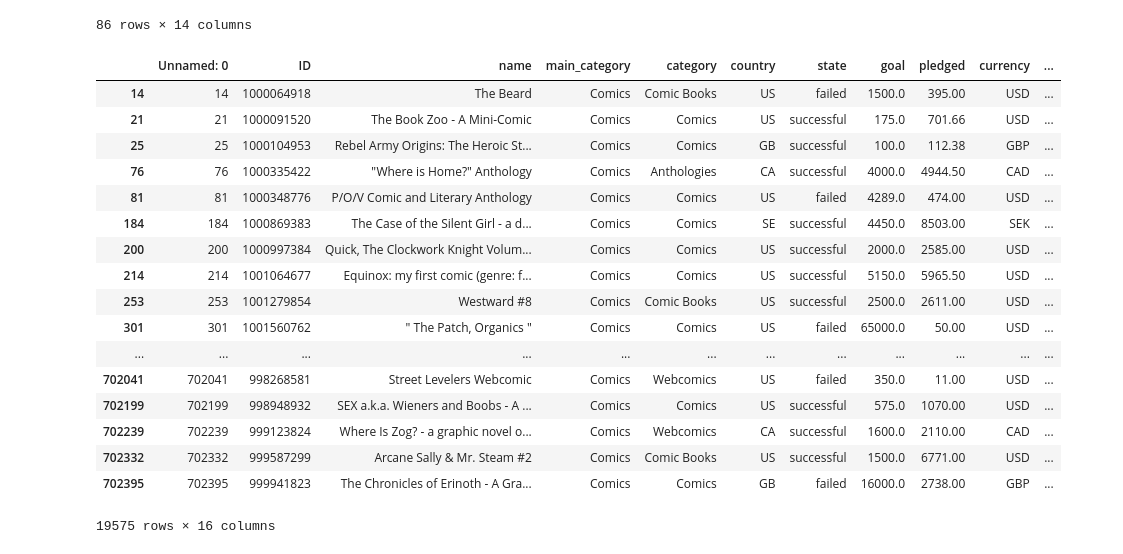
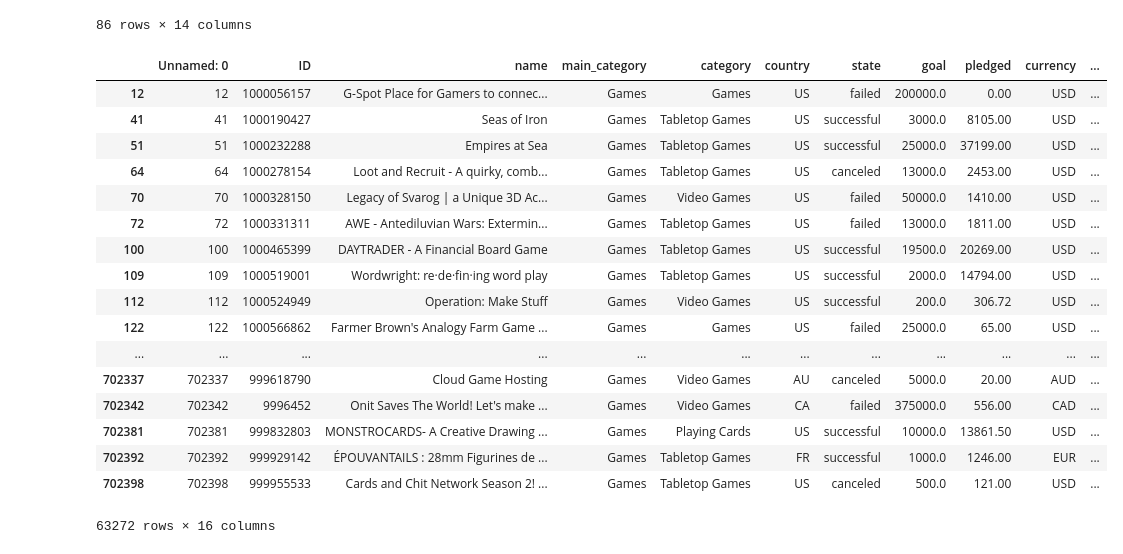
Before and after one commit to tsinu2009/DataAnalyticsBootCamp, a Jupyter notebook: Internship.ipynb, the cells around one changed output. Cells and saved outputs as stored; diff of their text form; code cells hidden in the pictures.

```diff
--- a/Internship.ipynb
+++ b/Internship.ipynb
@@ -22,0 +28,5 @@ df.head()
+# %%
+bins=[0,10000,50000,100000,150000,200000]
+group_names=['low','lowaverage','average','aboveaverage','excellent']
+df['pledged_size'] = pd.cut(df['pledged'], bins, labels=group_names)
+df.head()
@@ -110,27 +136,27 @@ df.groupby(['main_category','state']).count()
 |  | undefined | 2 | 2 | 2 | 2 | 2 | 2 | 2 | 2 | 2 | ... |
 86 rows × 14 columns
 # %%
-df=df.loc[df['main_category']=='Comics']
+df=df.loc[df['main_category']=='Games']
 df
 # %% [output]
 |  | Unnamed: 0 | ID | name | main_category | category | country | state | goal | pledged | currency | ... |
-| 14 | 14 | 1000064918 | The Beard | Comics | Comic Books | US | failed | 1500.0 | 395.00 | USD | ... |
-| 21 | 21 | 1000091520 | The Book Zoo - A Mini-Comic | Comics | Comics | US | successful | 175.0 | 701.66 | USD | ... |
-| 25 | 25 | 1000104953 | Rebel Army Origins: The Heroic St... | Comics | Comics | GB | successful | 100.0 | 112.38 | GBP | ... |
-| 76 | 76 | 1000335422 | "Where is Home?" Anthology | Comics | Anthologies | CA | successful | 4000.0 | 4944.50 | CAD | ... |
-| 81 | 81 | 1000348776 | P/O/V Comic and Literary Anthology | Comics | Comics | US | failed | 4289.0 | 474.00 | USD | ... |
-| 184 | 184 | 1000869383 | The Case of the Silent Girl - a d... | Comics | Comics | SE | successful | 4450.0 | 8503.00 | SEK | ... |
-| 200 | 200 | 1000997384 | Quick, The Clockwork Knight Volum... | Comics | Comics | US | successful | 2000.0 | 2585.00 | USD | ... |
-| 214 | 214 | 1001064677 | Equinox: my first comic (genre: f... | Comics | Comics | US | successful | 5150.0 | 5965.50 | USD | ... |
-| 253 | 253 | 1001279854 | Westward #8 | Comics | Comic Books | US | successful | 2500.0 | 2611.00 | USD | ... |
-| 301 | 301 | 1001560762 | " The Patch, Organics " | Comics | Comics | US | failed | 65000.0 | 50.00 | USD | ... |
+| 12 | 12 | 1000056157 | G-Spot Place for Gamers to connec... | Games | Games | US | failed | 200000.0 | 0.00 | USD | ... |
+| 41 | 41 | 1000190427 | Seas of Iron | Games | Tabletop Games | US | successful | 3000.0 | 8105.00 | USD | ... |
+| 51 | 51 | 1000232288 | Empires at Sea | Games | Tabletop Games | US | successful | 25000.0 | 37199.00 | USD | ... |
+| 64 | 64 | 1000278154 | Loot and Recruit - A quirky, comb... | Games | Tabletop Games | US | canceled | 13000.0 | 2453.00 | USD | ... |
+| 70 | 70 | 1000328150 | Legacy of Svarog | a Unique 3D Ac... | Games | Video Games | US | failed | 50000.0 | 1410.00 | USD | ... |
+| 72 | 72 | 1000331311 | AWE - Antediluvian Wars: Extermin... | Games | Tabletop Games | US | failed | 13000.0 | 1811.00 | USD | ... |
+| 100 | 100 | 1000465399 | DAYTRADER - A Financial Board Game | Games | Tabletop Games | US | successful | 19500.0 | 20269.00 | USD | ... |
+| 109 | 109 | 1000519001 | Wordwright: re·de·fin·ing word play | Games | Tabletop Games | US | successful | 2000.0 | 14794.00 | USD | ... |
+| 112 | 112 | 1000524949 | Operation: Make Stuff | Games | Video Games | US | successful | 200.0 | 306.72 | USD | ... |
+| 122 | 122 | 1000566862 | Farmer Brown's Analogy Farm Game ... | Games | Games | US | failed | 25000.0 | 65.00 | USD | ... |
 | ... | ... | ... | ... | ... | ... | ... | ... | ... | ... | ... | ... |
-| 702041 | 702041 | 998268581 | Street Levelers Webcomic | Comics | Webcomics | US | failed | 350.0 | 11.00 | USD | ... |
-| 702199 | 702199 | 998948932 | SEX a.k.a. Wieners and Boobs - A ... | Comics | Comics | US | successful | 575.0 | 1070.00 | USD | ... |
-| 702239 | 702239 | 999123824 | Where Is Zog? - a graphic novel o... | Comics | Webcomics | CA | successful | 1600.0 | 2110.00 | CAD | ... |
-| 702332 | 702332 | 999587299 | Arcane Sally & Mr. Steam #2 | Comics | Comic Books | US | successful | 1500.0 | 6771.00 | USD | ... |
-| 702395 | 702395 | 999941823 | The Chronicles of Erinoth - A Gra... | Comics | Comics | GB | failed | 16000.0 | 2738.00 | GBP | ... |
+| 702337 | 702337 | 999618790 | Cloud Game Hosting | Games | Video Games | AU | canceled | 5000.0 | 20.00 | AUD | ... |
+| 702342 | 702342 | 9996452 | Onit Saves The World! Let's make ... | Games | Video Games | CA | failed | 375000.0 | 556.00 | CAD | ... |
+| 702381 | 702381 | 999832803 | MONSTROCARDS- A Creative Drawing ... | Games | Playing Cards | US | successful | 10000.0 | 13861.50 | USD | ... |
+| 702392 | 702392 | 999929142 | ÉPOUVANTAILS : 28mm Figurines de ... | Games | Tabletop Games | FR | successful | 1000.0 | 1246.00 | EUR | ... |
+| 702398 | 702398 | 999955533 | Cards and Chit Network Season 2! ... | Games | Tabletop Games | US | canceled | 500.0 | 121.00 | USD | ... |
-19575 rows × 16 columns
+63272 rows × 16 columns
 # %%
 df2=df.drop(['Unnamed: 0','usd pledged', 'usd_goal_real','usd_pledged_real'], axis =1)
 df2
```
Also changed, not shown: parts of 26 cells of this notebook.
